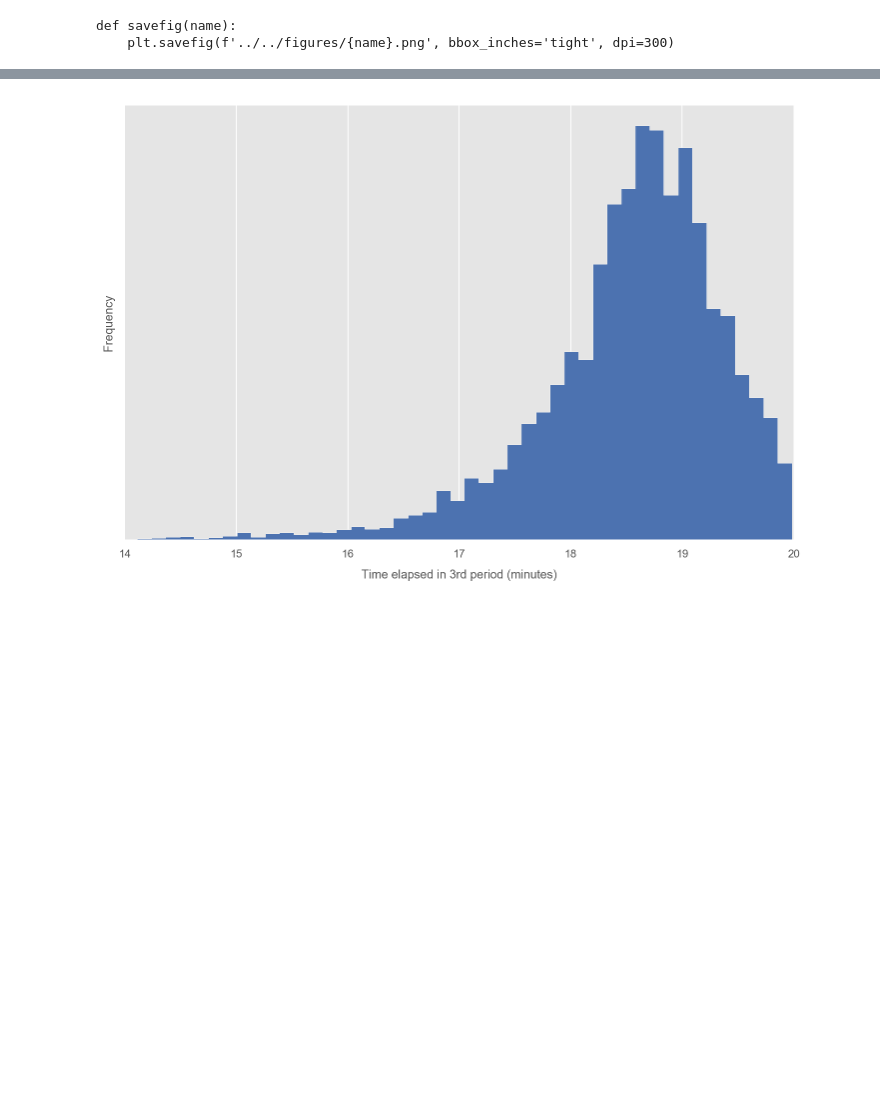
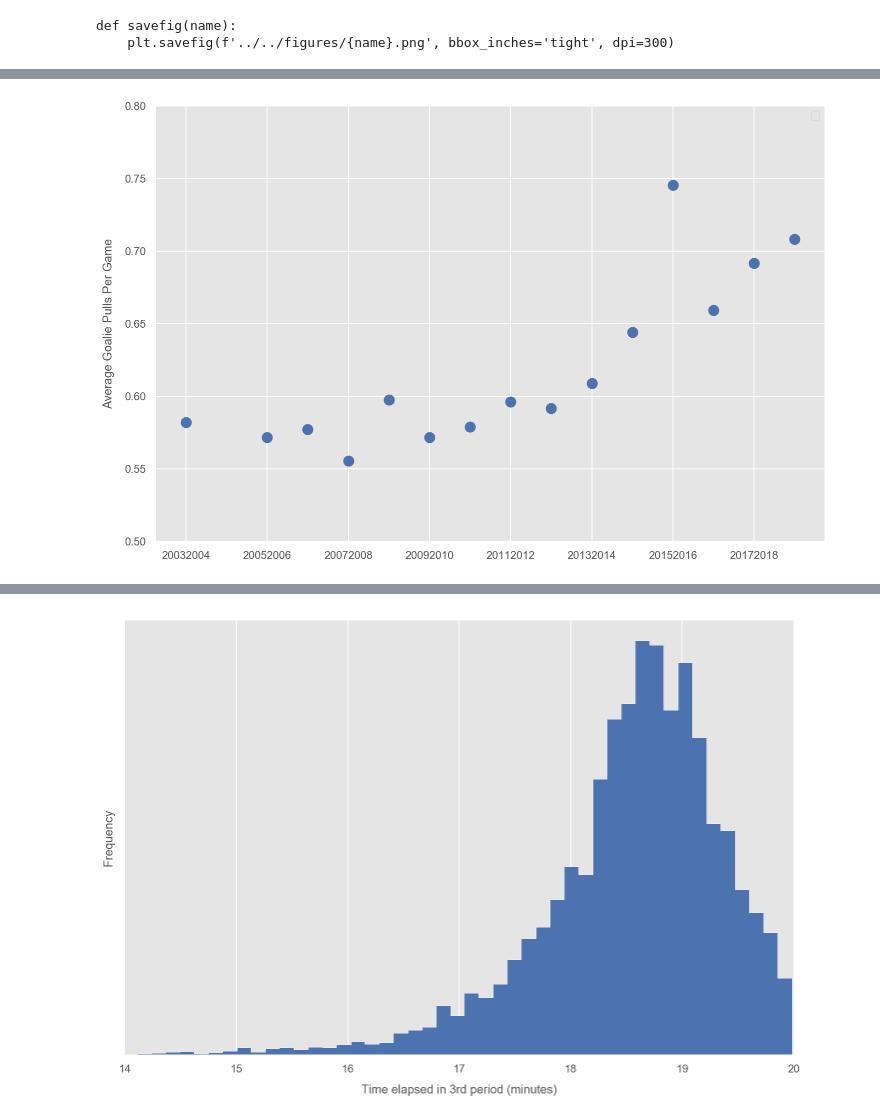
Before and after one commit to zazencodes/nhl-goalie-pull-optimization, a Jupyter notebook: notebooks/src/3_exploratory_analysis_2003-2019.ipynb, the cells around one changed output, grey strips where cells are left out. Cells and saved outputs as stored; diff of their text form; code cells hidden in the pictures; blank space fills up the shorter version.

```diff
--- a/notebooks/src/3_exploratory_analysis_2003-2019.ipynb
+++ b/notebooks/src/3_exploratory_analysis_2003-2019.ipynb
@@ -260,3 +315,33 @@ savefig('goalie_pulls_by_season')
+# %%
+s['counts_per_game'] = s.season.map(games_per_season)
+
+fig, ax = plt.subplots()
+
+# Calculate number of pulls per season
+s = df.groupby('season').size().sort_index(ascending=True).rename('counts').reset_index()
+
+# Add data for the missing season
+s = (s.append({'season': '20042005', 'counts': 0}, ignore_index=True)
+    .sort_values('season', ascending=True).reset_index(drop=True))
+
+# Convert to counts per game
+s['games'] = s['season'].apply(lambda x: games_per_season.get(x, 0))
+s['counts'] = (s['counts'] / s['games']).fillna(0)
+
+s.plot(marker='o', lw=0, ax=ax, color='b', ms=10)
+ax.set_ylim(0.5, 0.8)
+plt.legend([])
+plt.ylabel('Average Goalie Pulls Per Game')
+
+# Assign tick names
+label_map = {str(i): s for i, s in enumerate(s.season.tolist())}
+fig.canvas.draw()
+labels = [lab.get_text() for lab in ax.get_xticklabels()]
+ax.set_xticklabels([label_map.get(lab, '') for lab in labels])
+
+savefig('goalie_pulls_per_game_by_season')
+# %% [output]
+[figure, added]
 # %%
 fig, ax = plt.subplots()
 iterables = zip(['orange', 'red', 'green'],
```
Also changed, not shown: parts of 6 cells of this notebook, 3 other files.
